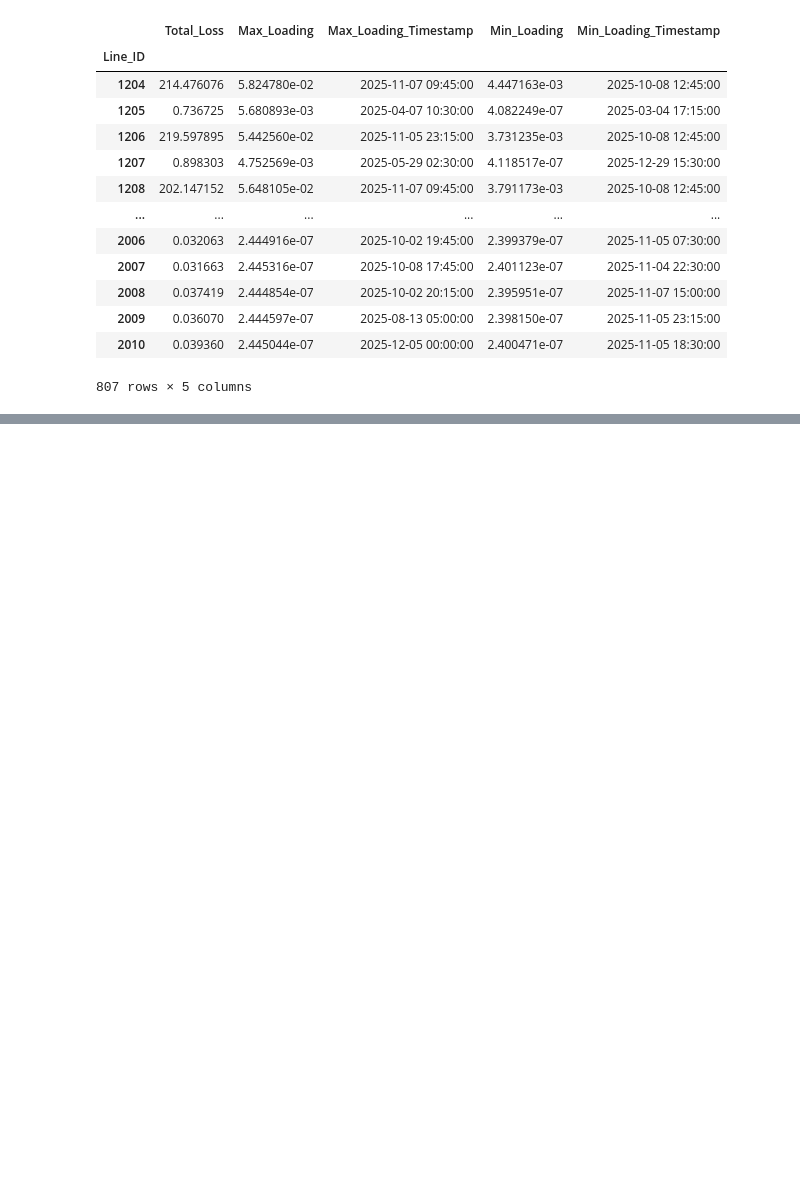
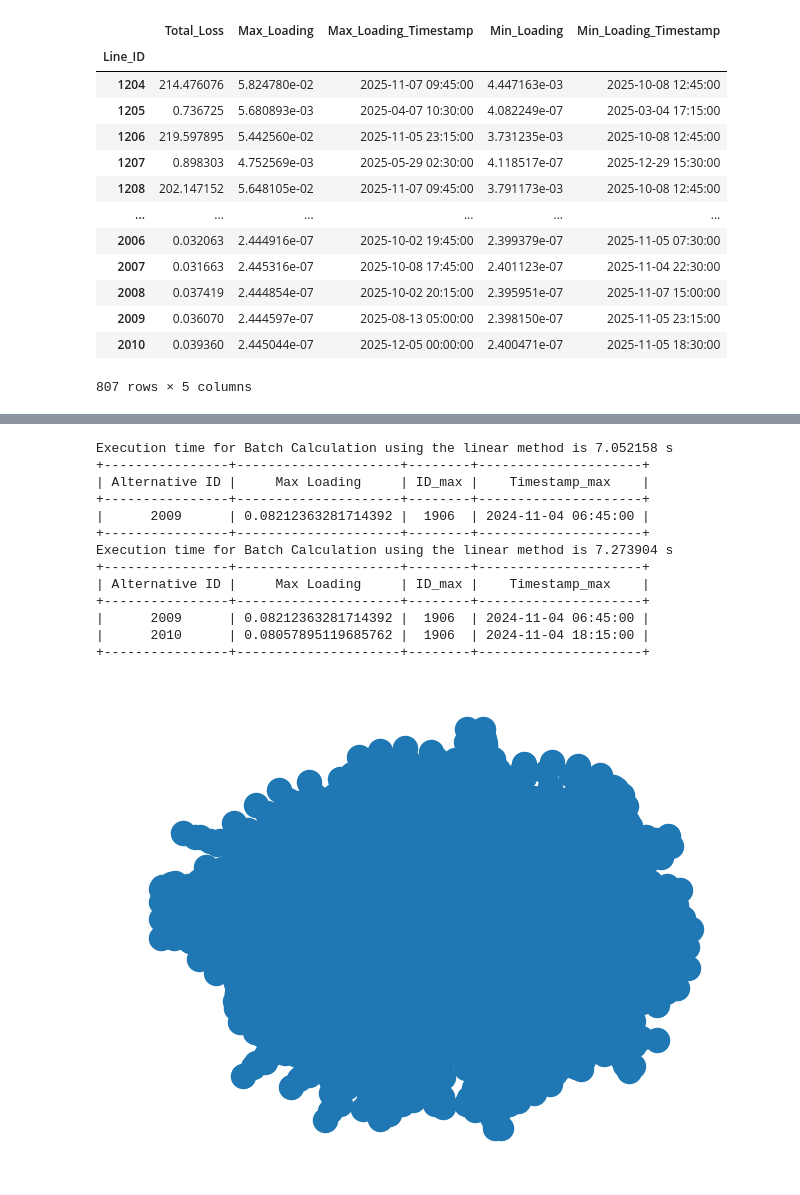
Before and after one commit to LukaSalmNielsen/power-system-simulation-simulators, a Jupyter notebook: main.ipynb, the cells around one changed output, grey strips where cells are left out. Saved outputs shown, nothing was run; the diff lists cells and outputs as text; code cells hidden in the pictures; blank space fills up the shorter version.

```diff
--- a/main.ipynb
+++ b/main.ipynb
@@ -217,0 +391,20 @@ Line Results:
+# %%
+import src.power_system_simulation.Nm_calculation as nm_file
+call = nm_file.Nm_function(
+        1894, input_network, metadata, active_power_profile, reactive_power_profile
+    )
+# %% [output]
+Execution time for Batch Calculation using the linear method is 7.052158 s
++----------------+---------------------+--------+---------------------+
+| Alternative ID |     Max Loading     | ID_max |    Timestamp_max    |
++----------------+---------------------+--------+---------------------+
+|      2009      | 0.08212363281714392 |  1906  | 2024-11-04 06:45:00 |
++----------------+---------------------+--------+---------------------+
+Execution time for Batch Calculation using the linear method is 7.273904 s
++----------------+---------------------+--------+---------------------+
+| Alternative ID |     Max Loading     | ID_max |    Timestamp_max    |
++----------------+---------------------+--------+---------------------+
+|      2009      | 0.08212363281714392 |  1906  | 2024-11-04 06:45:00 |
+|      2010      | 0.08057895119685762 |  1906  | 2024-11-04 18:15:00 |
++----------------+---------------------+--------+---------------------+
+[figure, added]
```
Also changed, not shown: parts of 16 cells of this notebook, 6 other files.
